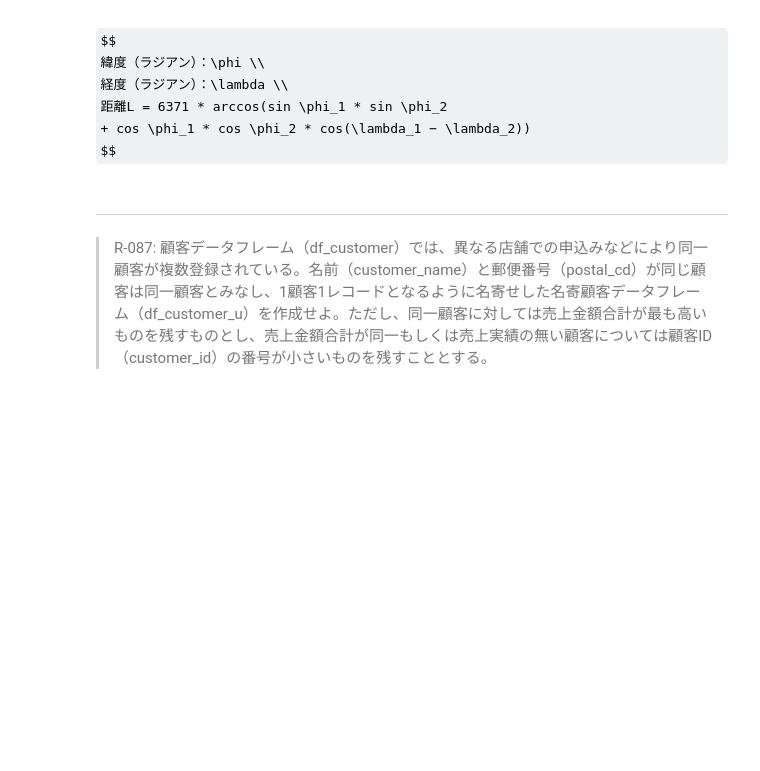
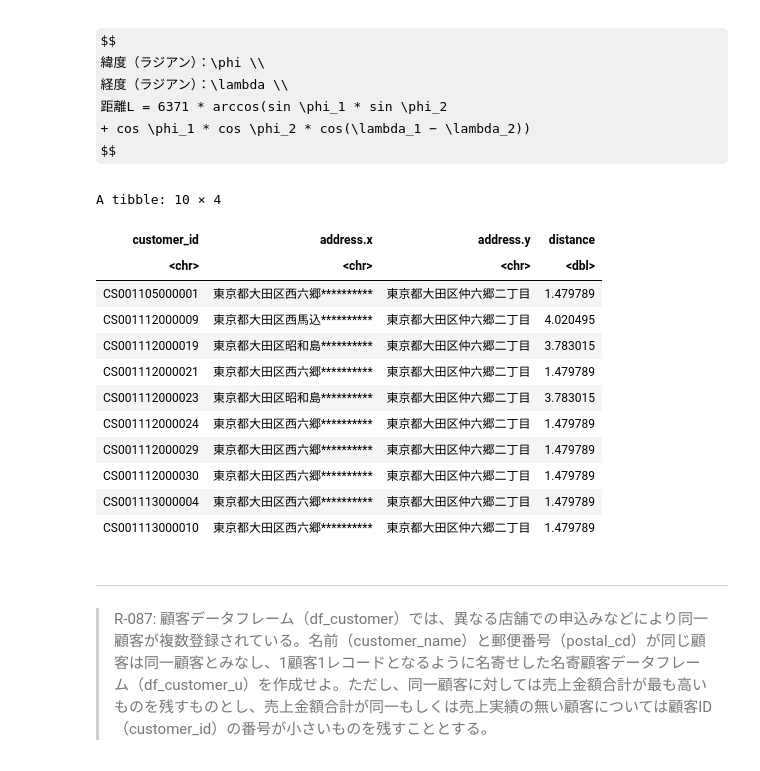
Before and after one commit to okmokm422/100knocks, a Jupyter notebook: ★Practice_R.ipynb, the cells around one changed output. Drawn from its saved outputs; the diff is of its cells as text; code cells hidden in the pictures; some formulas as TeX source; blank space fills up the shorter version.

```diff
--- a/★Practice_R.ipynb
+++ b/★Practice_R.ipynb
@@ -1887,6 +1977,31 @@ $$
 距離L = 6371 * arccos(sin \phi_1 * sin \phi_2
 + cos \phi_1 * cos \phi_2 * cos(\lambda_1 − \lambda_2))
 $$
+# %%
+calc_distance <- function(x1, y1, x2, y2) {
+    distance <- 6371 * acos(sin(y1 * pi / 180) * sin(y2 * pi / 180)
+                    + cos(y1 * pi / 180) * cos(y2 * pi / 180) * cos((x1 * pi / 180) - (x2 * pi / 180)))
+    return(distance)
+}
+
+inner_join(df_customer_1, df_store, by=c("application_store_cd" = "store_cd")) %>%
+    mutate(distance=calc_distance(m_longiture, m_latitude, longitude, latitude)) %>%
+    select(customer_id, address.x, address.y, distance) %>%
+    slice(1:10)
+# %% [output]
+A tibble: 10 × 4
+| customer_id | address.x | address.y | distance |
+| <chr> | <chr> | <chr> | <dbl> |
+| CS001105000001 | 東京都大田区西六郷********** | 東京都大田区仲六郷二丁目 | 1.479789 |
+| CS001112000009 | 東京都大田区西馬込********** | 東京都大田区仲六郷二丁目 | 4.020495 |
+| CS001112000019 | 東京都大田区昭和島********** | 東京都大田区仲六郷二丁目 | 3.783015 |
+| CS001112000021 | 東京都大田区西六郷********** | 東京都大田区仲六郷二丁目 | 1.479789 |
+| CS001112000023 | 東京都大田区昭和島********** | 東京都大田区仲六郷二丁目 | 3.783015 |
+| CS001112000024 | 東京都大田区西六郷********** | 東京都大田区仲六郷二丁目 | 1.479789 |
+| CS001112000029 | 東京都大田区西六郷********** | 東京都大田区仲六郷二丁目 | 1.479789 |
+| CS001112000030 | 東京都大田区西六郷********** | 東京都大田区仲六郷二丁目 | 1.479789 |
+| CS001113000004 | 東京都大田区西六郷********** | 東京都大田区仲六郷二丁目 | 1.479789 |
+| CS001113000010 | 東京都大田区西六郷********** | 東京都大田区仲六郷二丁目 | 1.479789 |
 # %% [markdown]
 ---
 > R-087: 顧客データフレーム（df_customer）では、異なる店舗での申込みなどにより同一顧客が複数登録されている。名前（customer_name）と郵便番号（postal_cd）が同じ顧客は同一顧客とみなし、1顧客1レコードとなるように名寄せした名寄顧客データフレーム（df_customer_u）を作成せよ。ただし、同一顧客に対しては売上金額合計が最も高いものを残すものとし、売上金額合計が同一もしくは売上実績の無い顧客については顧客ID（customer_id）の番号が小さいものを残すこととする。
```
Also changed, not shown: parts of 8 cells of this notebook, 4 other files.
